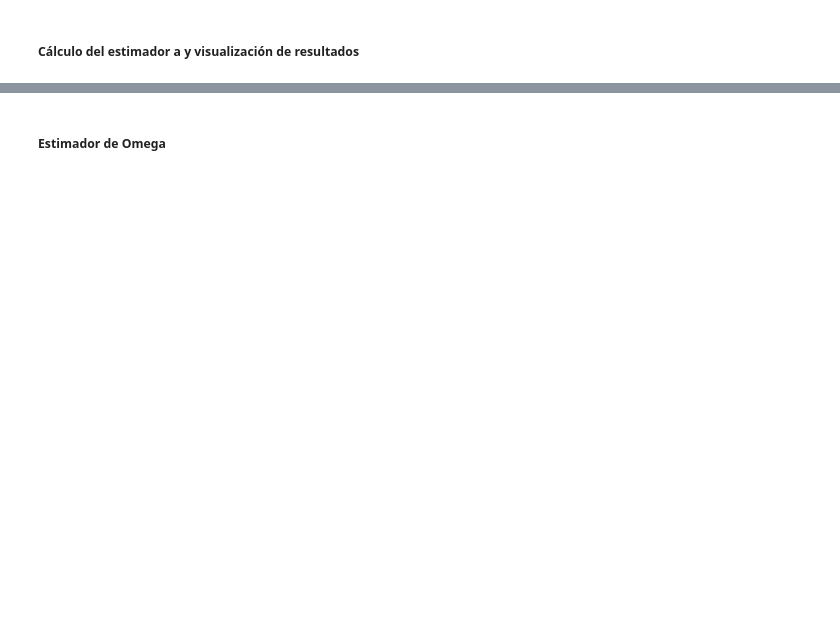
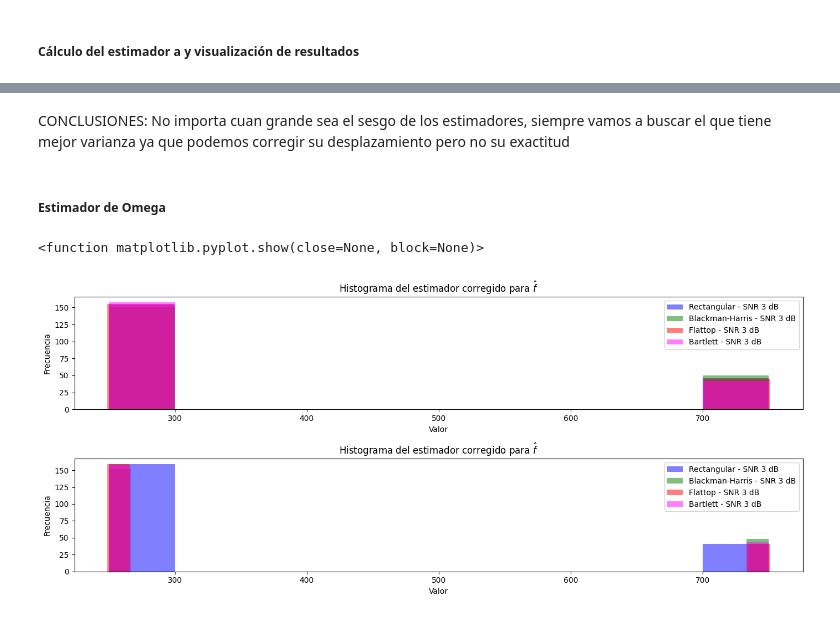
Before and after one commit to Greta-unsam/APS2.0, a Jupyter notebook: Tarea 4/Tarea4.ipynb, the cells around one changed output, grey strips where cells are left out. Drawn from its saved outputs; the diff is of its cells as text; code cells hidden in the pictures; blank space fills up the shorter version.

```diff
--- a/Tarea 4/Tarea4.ipynb
+++ b/Tarea 4/Tarea4.ipynb
@@ -461,2 +479,82 @@ plt.show()
+# %% [markdown]
+CONCLUSIONES: No importa cuan grande sea el sesgo de los estimadores, siempre vamos a buscar el que tiene mejor varianza ya que podemos corregir su desplazamiento pero no su exactitud
 # %% [markdown]
 ##### Estimador de Omega
+# %%
+def estimador_w(X_fft, bfrec, df):
+    z = np.argmax(np.abs(X_fft[bfrec, :]), axis=0) * df
+    z_media = np.mean(z)
+    z_var = np.var(z)
+    return z, z_media, z_var
+
+# ------------------------- SNR = 3 dB -------------------------
+
+z_3 = np.argmax(np.abs(ft_3), axis=0) * df
+z_media_3 = np.mean(z_3)
+z_va_3 = np.var(z_3)
+z_sesgo_3 = z_media_3 - f0
+
+z_3_bh = np.argmax(np.abs(ft_3_bh), axis=0) * df
+z_media_3_bh = np.mean(z_3_bh)
+z_va_3_bh = np.var(z_3_bh)
+z_sesgo_3_bh = z_media_3_bh - f0
+
+z_3_ft = np.argmax(np.abs(ft_3_ft), axis=0) * df
+z_media_3_ft = np.mean(z_3_ft)
+z_va_3_ft = np.var(z_3_ft)
+z_sesgo_3_ft = z_media_3_ft - f0
+
+z_3_bt = np.argmax(np.abs(ft_3_bt), axis=0) * df
+z_media_3_bt = np.mean(z_3_bt)
+z_va_3_bt = np.var(z_3_bt)
+z_sesgo_3_bt = z_media_3_bt - f0
+
+# ------------------------- SNR = 10 dB -------------------------
+
+z_10 = np.argmax(np.abs(ft_10), axis=0) * df
+z_media_10 = np.mean(z_10)
+z_va_10 = np.var(z_10)
+z_sesgo_10 = z_media_10 - f0
+
+z_10_bh = np.argmax(np.abs(ft_10_bh), axis=0) * df
+z_media_10_bh = np.mean(z_10_bh)
+z_va_10_bh = np.var(z_10_bh)
+z_sesgo_10_bh = z_media_10_bh - f0
+
+z_10_ft = np.argmax(np.abs(ft_10_ft), axis=0) * df
+z_media_10_ft = np.mean(z_10_ft)
+z_va_10_ft = np.var(z_10_ft)
+z_sesgo_10_ft = z_media_10_ft - f0
+
+z_10_bt = np.argmax(np.abs(ft_10_bt), axis=0) * df
+z_media_10_bt = np.mean(z_10_bt)
+z_va_10_bt = np.var(z_10_bt)
+z_sesgo_10_bt = z_media_10_bt - f0
+
+# === Gráfico de estimación de frecuencia ===
+plt.figure(figsize=(14, 6))
+plt.subplot(2,1,1)
+plt.hist(z_3, alpha=0.5, label='Rectangular - SNR 3 dB', color='blue')
+plt.hist(z_3_bh, alpha=0.5, label='Blackman-Harris - SNR 3 dB', color='green')
+plt.hist(z_3_ft, alpha=0.5, label='Flattop - SNR 3 dB', color='red')
+plt.hist(z_3_bt, alpha=0.5, label='Bartlett - SNR 3 dB', color='magenta')
+plt.title('Histograma del estimador corregido para $\hat{f}$')
+plt.xlabel('Valor')
+plt.ylabel('Frecuencia')
+plt.legend(loc='best')
+
+plt.subplot(2,1,2)
+plt.hist(z_10, alpha=0.5, label='Rectangular - SNR 3 dB', color='blue')
+plt.hist(z_10_bh, bins=30, alpha=0.5, label='Blackman-Harris - SNR 3 dB', color='green')
+plt.hist(z_10_ft, bins=30, alpha=0.5, label='Flattop - SNR 3 dB', color='red')
+plt.hist(z_10_bt, bins=30, alpha=0.5, label='Bartlett - SNR 3 dB', color='magenta')
+plt.title('Histograma del estimador corregido para $\hat{f}$')
+plt.xlabel('Valor')
+plt.ylabel('Frecuencia')
+plt.legend(loc='best')
+
+plt.tight_layout()
+plt.show
+# %% [output]
+<function matplotlib.pyplot.show(close=None, block=None)>
+[figure, added]
```
Also changed, not shown: parts of 6 cells of this notebook.
